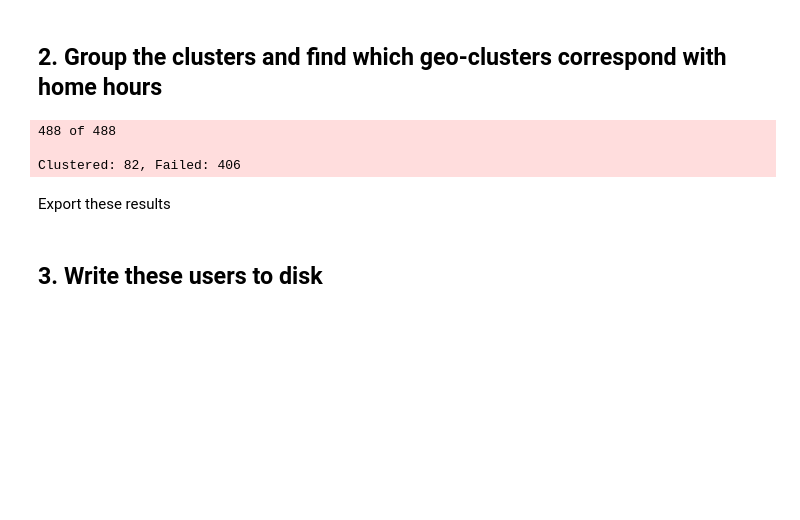
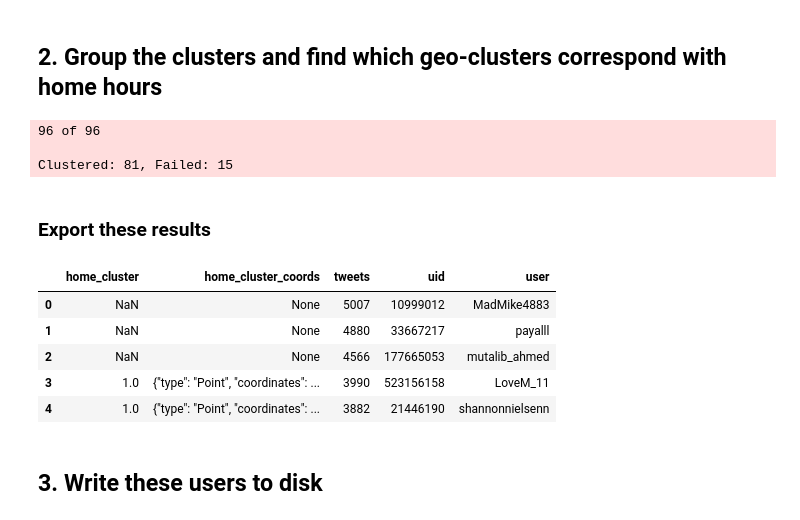
Before and after one commit to Project-EPIC/Twitter-Movement-Derivation, a Jupyter notebook: 2-TimeProcessing/1-Identify Temporal Clusters.ipynb, the cells around one changed output. Drawn from its saved outputs; the diff is of its cells as text; code cells hidden in the pictures; blank space fills up the shorter version.

```diff
--- a/2-TimeProcessing/1-Identify Temporal Clusters.ipynb
+++ b/2-TimeProcessing/1-Identify Temporal Clusters.ipynb
@@ -12,24 +12,24 @@ import seaborn as sns
 # %% [markdown]
 # Temporal Clustering
 # %%
-input_directory  = "/data/chime/geo/matthew/brevard_zone_a_clustered_with_speed_gdf"
-output_directory = "/data/chime/geo/matthew/brevard_zone_a_stage_2_temporal_clusters_with_home"
+input_directory  = "/data/chime/geo/zone_a_full_contexual/stage1"
+output_directory = "/data/chime/geo/zone_a_full_contexual/stage2"
 
 #SANDY
-# _landfall_str = '201210300000' #Need to define the new dates for Hurricane Matthew in these zones?
-# _start_str    = '201210290000' # (ie when was the evacuation?)
-# _end_str      = '201210310000'
+_landfall_str = '201210300000' #Need to define the new dates for Hurricane Matthew in these zones?
+_start_str    = '201210290000' # (ie when was the evacuation?)
+_end_str      = '201210310000'
+_landfall = pd.Timestamp(_landfall_str)
+_start    = pd.Timestamp(_start_str)
+_end      = pd.Timestamp(_end_str)
+
+#MATTHEW
+# _landfall_str = '201610060000' #Using these dates for Matthew...
+# _start_str    = '201610040000' # (ie when was the evacuation?)
+# _end_str      = '201610080000'
 # _landfall = pd.Timestamp(_landfall_str)
 # _start    = pd.Timestamp(_start_str)
 # _end      = pd.Timestamp(_end_str)
-
-#MATTHEW
-_landfall_str = '201610060000' #Using these dates for Matthew...
-_start_str    = '201610040000' # (ie when was the evacuation?)
-_end_str      = '201610080000'
-_landfall = pd.Timestamp(_landfall_str)
-_start    = pd.Timestamp(_start_str)
-_end      = pd.Timestamp(_end_str)
 # %% [markdown]
 ## 0. Load all the geo-clustered tweets
 # %%
@@ -43,7 +43,8 @@ def loader_function(args):
     u = json.load(open(path+"/"+uFile,'r'))
     tweets = []
     for t in u['features']:
-        t['properties']['geometry'] = shape(t['geometry'])
+        if t['geometry']:
+            t['properties']['geometry'] = shape(t['geometry'])
         t['properties']['date'] = pd.Timestamp(t['properties']['date'])
         tweets.append(t['properties'])
     q.put(1)
@@ -165,14 +166,18 @@ user_meta_collection = []
 for idx, U in enumerate(_users):
 
     hc = rank_clusters(U)[0]
-    if hc is not None and hc < 0:
+    if hc==None or hc < 0:
         hc = None
+        hc_coords = None
+    else:
+        hc_coords = U.query("cluster=={0}".format(hc))['cluster_center'].values[0]
 
     user_meta_collection.append({
             'user':U['user'].values[0],
             'uid' :U['uid'].values[0],
             'tweets':len(U),
-            'home_cluster': hc
+            'home_cluster': hc,
+            'home_cluster_coords':hc_coords
         })
 
     U['home_cluster_id'] = pd.Series(hc)
@@ -182,13 +187,13 @@ _user_meta = pd.DataFrame(user_meta_collection)
 sys.stderr.write("\n\nClustered: {0}, Failed: {1}".format( len(_user_meta[~np.isnan(_user_meta.home_cluster)]),
                                                            len(_user_meta[np.isnan(_user_meta.home_cluster)])))
 # %% [output]
-488 of 488
+96 of 96
 
-Clustered: 82, Failed: 406
+Clustered: 81, Failed: 15
 # %%
 users_with_homes = [u for u in _users if u.home_cluster_id.count()>0]
 # %% [markdown]
-Export these results
+### Export these results
 # %%
 if not os.path.exists(output_directory):
     os.mkdir(output_directory)
@@ -196,5 +201,14 @@ if not os.path.exists(output_directory):
 #Export the User Meta Dataframe first
 with open(output_directory+'/'+'temporal_clustered_user_meta.json','w') as metaOut:
     metaOut.write(_user_meta.to_json())
+# %%
+_user_meta.head()
+# %% [output]
+|  | home_cluster | home_cluster_coords | tweets | uid | user |
+| 0 | NaN | None | 5007 | 10999012 | MadMike4883 |
+| 1 | NaN | None | 4880 | 33667217 | payalll |
+| 2 | NaN | None | 4566 | 177665053 | mutalib_ahmed |
+| 3 | 1.0 | {"type": "Point", "coordinates": ... | 3990 | 523156158 | LoveM_11 |
+| 4 | 1.0 | {"type": "Point", "coordinates": ... | 3882 | 21446190 | shannonnielsenn |
 # %% [markdown]
 ## 3.  Write these users to disk
```
Also changed, not shown: parts of 10 cells of this notebook, 5 other files.
